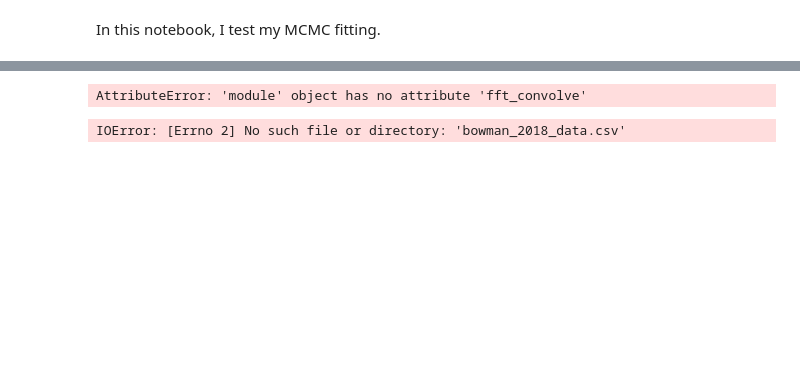
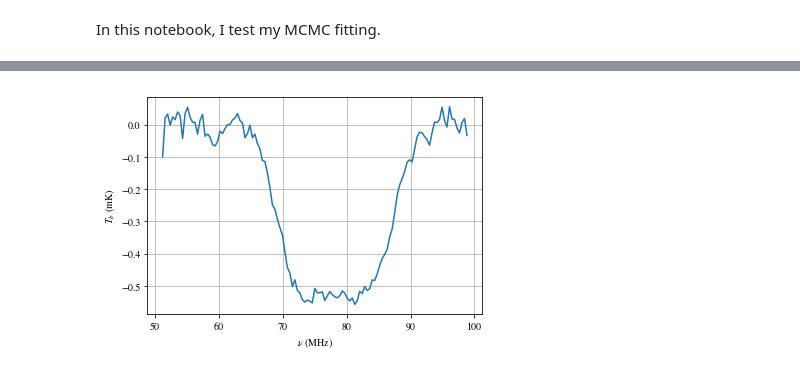
Before and after one commit to aewallwi/global_bh, a Jupyter notebook: examples/Analytic_MCMC.ipynb, the cells around one changed output, grey strips where cells are left out. Cells and saved outputs as stored; diff of their text form; code cells hidden in the pictures; blank space fills up the shorter version.

```diff
--- a/examples/Analytic_MCMC.ipynb
+++ b/examples/Analytic_MCMC.ipynb
@@ -16,10 +18,10 @@ matplotlib.pyplot.title(r'ABC123 vs $\mathrm{ABC123}^{123}$')
 [figure]
 # %%
-reload(GSBH_MCMC)
 sampler=GSBH_MCMC.Sampler('analytic_test.yaml')
-# %% [output]
-AttributeError: 'module' object has no attribute 'fft_convolve'
-# %%
-np.loadtxt('bowman_2018_data.csv',skiprows=1,delimiter=',')
-# %% [output]
-IOError: [Errno 2] No such file or directory: 'bowman_2018_data.csv'
+# %%
+plt.plot(sampler.freqs,sampler.tb_meas)
+plt.xlabel('$\\nu$ (MHz)')
+plt.ylabel('$T_b$ (mK)')
+plt.grid()
+# %% [output]
+[figure, added]
```
Also changed, not shown: parts of 11 cells of this notebook, 3 other files.
